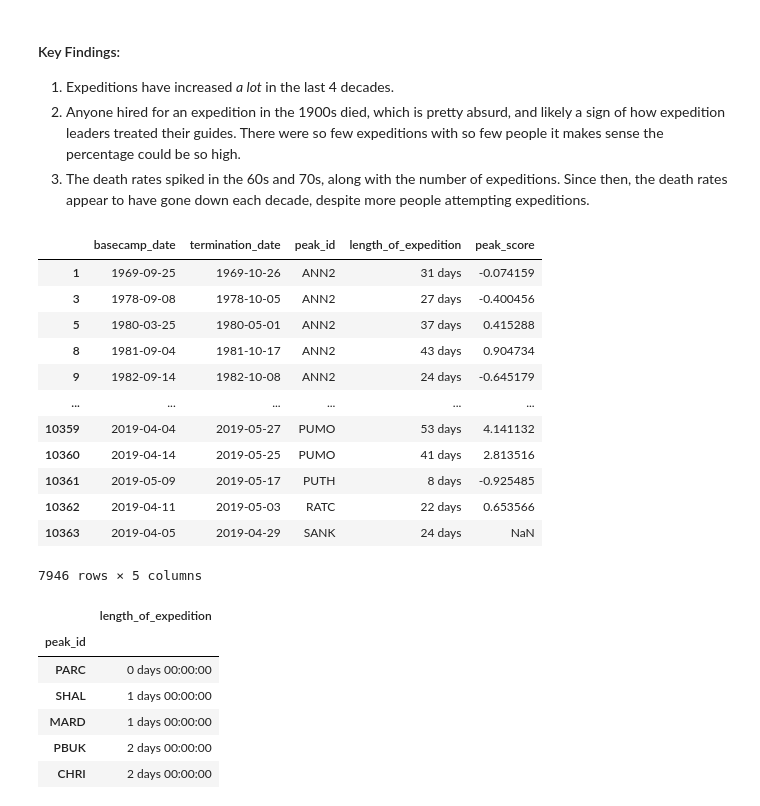
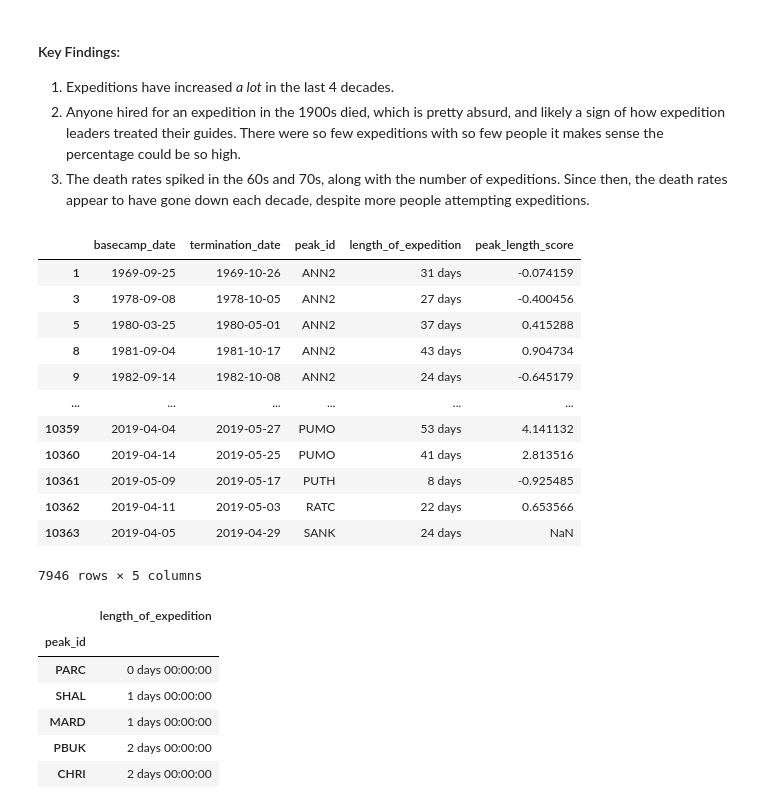
Before and after one commit to QMSS-G5072-2022/Rudoff_Jackson, a Jupyter notebook: hw02/HW2 - Jackson_Rudoff.ipynb, the cells around one changed output. Saved outputs shown, nothing was run; the diff lists cells and outputs as text; code cells hidden in the pictures.

```diff
--- a/hw02/HW2 - Jackson_Rudoff.ipynb
+++ b/hw02/HW2 - Jackson_Rudoff.ipynb
@@ -210,15 +204,16 @@ summarized_exped
 # %%
 begin = pd.to_datetime(expeditions['basecamp_date'])
 end = pd.to_datetime(expeditions['termination_date'])
 dates = pd.concat([begin, end, expeditions['peak_id']], axis = 1).dropna()
 dates['length_of_expedition'] = end-begin
 
-dates['peak_score'] = dates[['peak_id', 'length_of_expedition']].groupby('peak_id'
-                                                                      ).transform(lambda x: (x - x.mean()) / x.std())
+dates['peak_length_score'] = dates[['peak_id', 'length_of_expedition']].groupby(
+                                                        'peak_id'
+                                                             ).transform(lambda x: (x - x.mean()) / x.std())
 
 dates
 # %% [output]
-|  | basecamp_date | termination_date | peak_id | length_of_expedition | peak_score |
+|  | basecamp_date | termination_date | peak_id | length_of_expedition | peak_length_score |
 | 1 | 1969-09-25 | 1969-10-26 | ANN2 | 31 days | -0.074159 |
 | 3 | 1978-09-08 | 1978-10-05 | ANN2 | 27 days | -0.400456 |
 | 5 | 1980-03-25 | 1980-05-01 | ANN2 | 37 days | 0.415288 |
```
Also changed, not shown: parts of 13 cells of this notebook.
